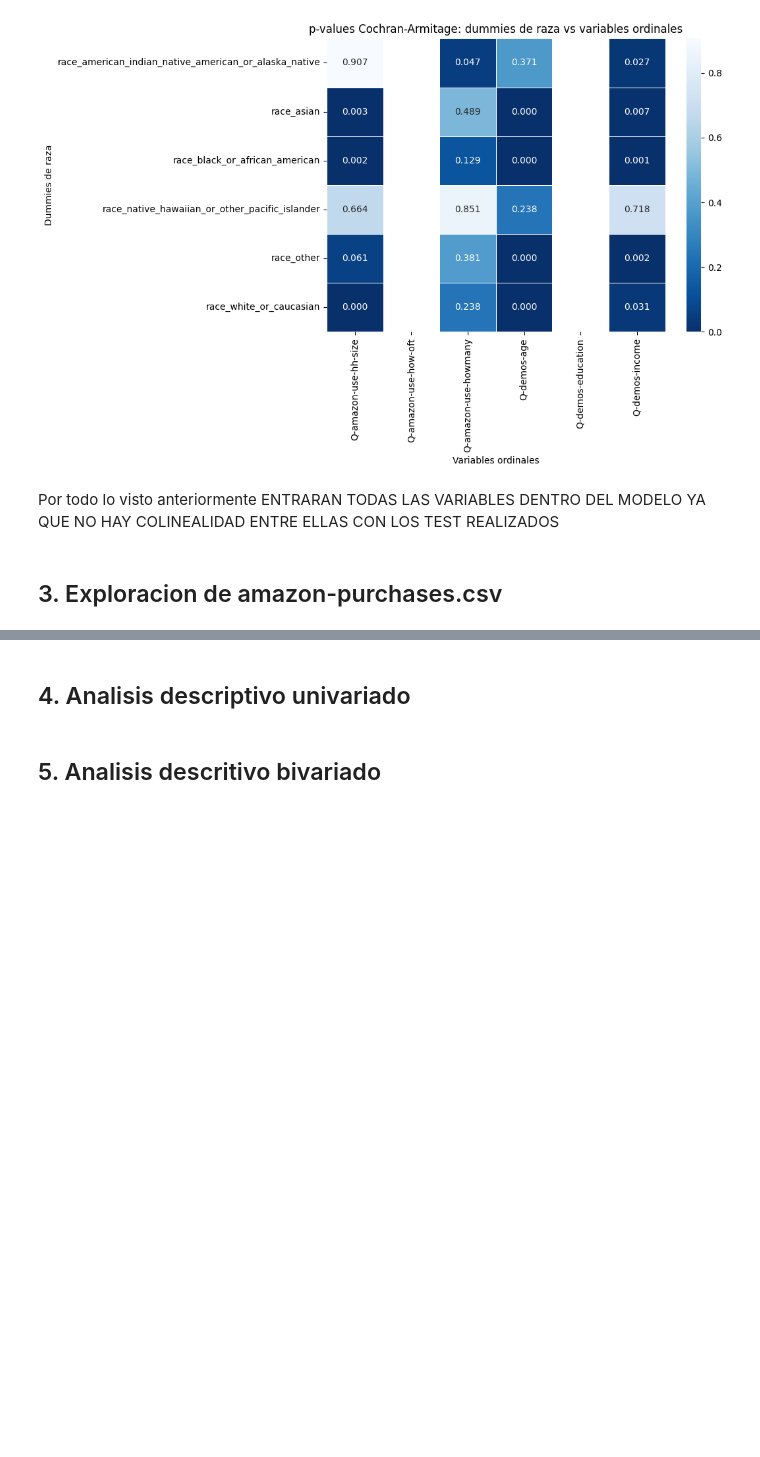
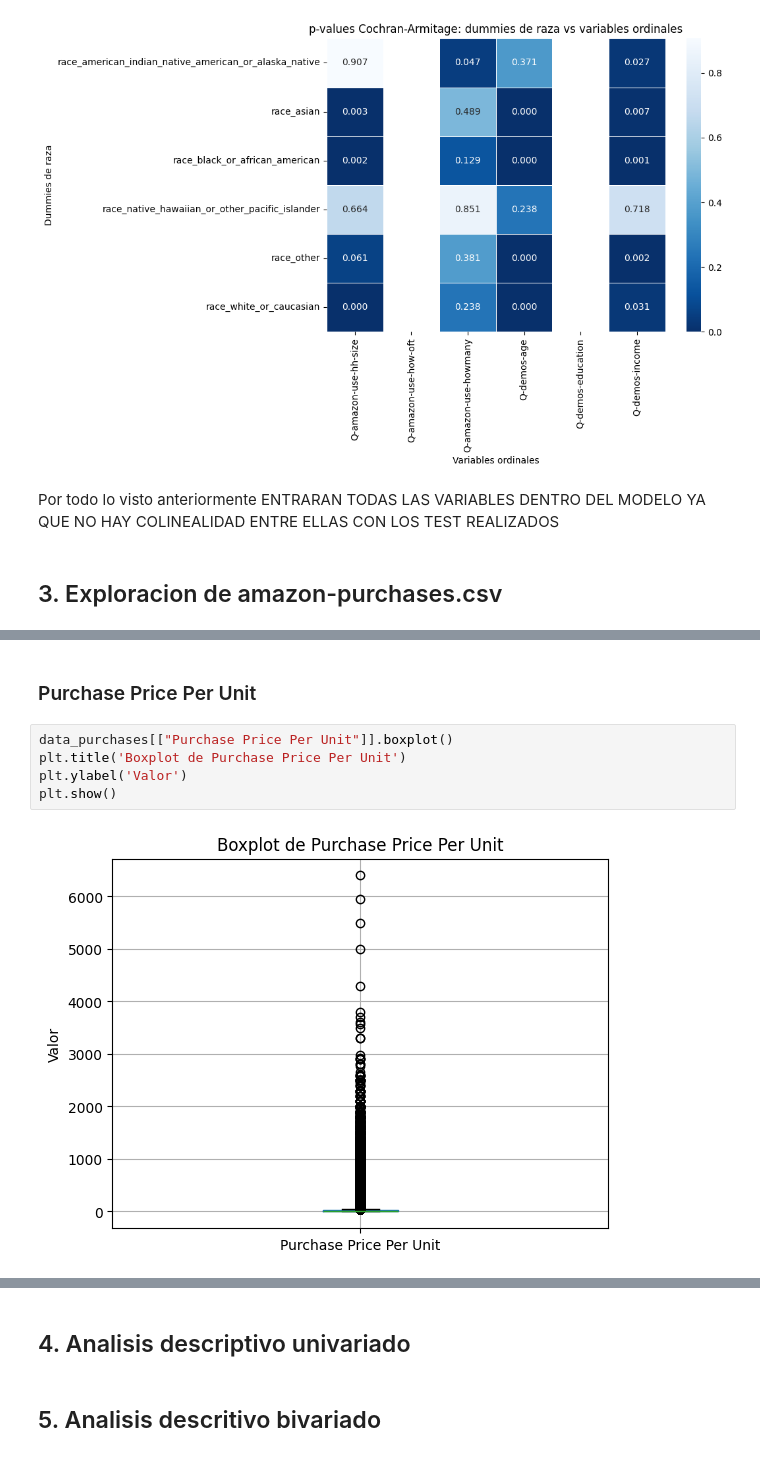
Before and after one commit to Th-msc-data-2026-ujav/Segmentacion-de-clientes-Samsung-SioW-SoW-y-Pow, a Jupyter notebook: analisis exploratorio/analisis_exploratorio.ipynb, the cells around one changed output, grey strips where cells are left out. Saved outputs shown, nothing was run; the diff lists cells and outputs as text; blank space fills up the shorter version.

```diff
--- a/analisis exploratorio/analisis_exploratorio.ipynb
+++ b/analisis exploratorio/analisis_exploratorio.ipynb
@@ -912,0 +990,9 @@ Por todo lo visto anteriormente ENTRARAN TODAS LAS VARIABLES DENTRO DEL MODELO Y
+# %% [markdown]
+### Purchase Price Per Unit
+# %%
+data_purchases[["Purchase Price Per Unit"]].boxplot()
+plt.title('Boxplot de Purchase Price Per Unit')
+plt.ylabel('Valor')
+plt.show()
+# %% [output]
+[figure, added]
```
Also changed, not shown: parts of 9 cells of this notebook.
